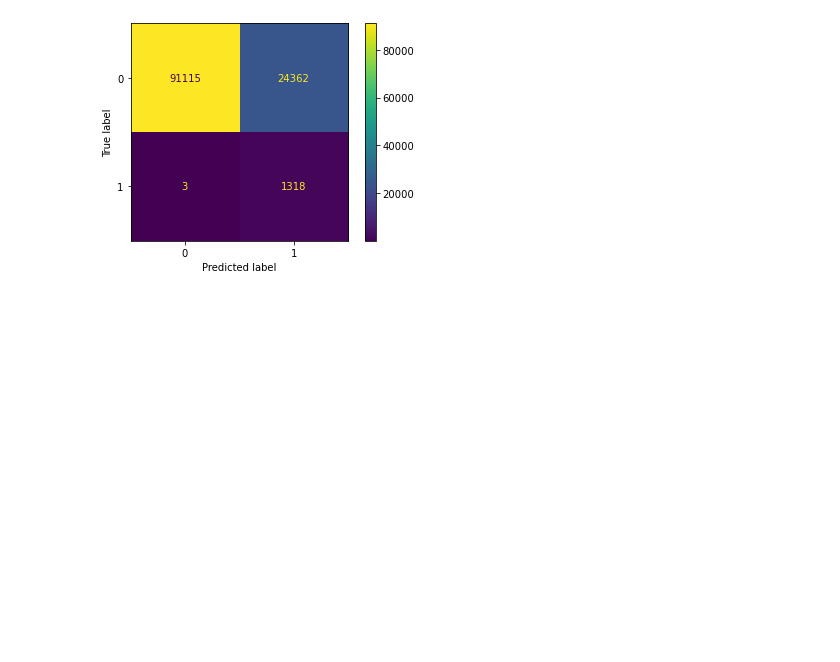
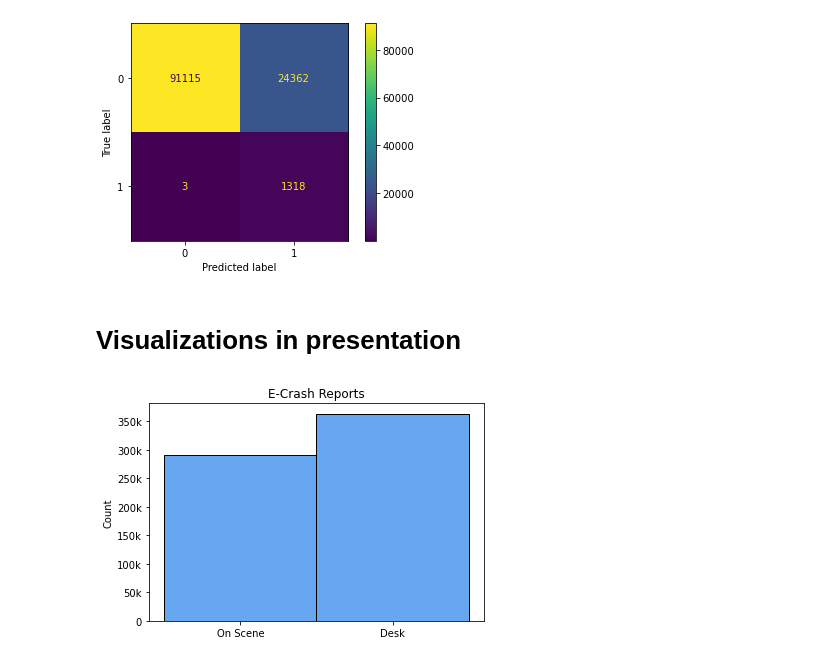
Before and after one commit to ClayHunn/Phase3Project, a Jupyter notebook: Final.ipynb, the cells around one changed output. Cells and saved outputs as stored; diff of their text form; code cells hidden in the pictures; blank space fills up the shorter version.

```diff
--- a/Final.ipynb
+++ b/Final.ipynb
@@ -1,11 +4,10 @@
 # %%
-# Import relevant libraries
-
+# Importing relevant libraries and dataframes
 import numpy as np
 import pandas as pd
 import matplotlib.pyplot as plt
+import seaborn as sns
 %matplotlib inline
-import seaborn as sns
 
 from sklearn.model_selection import train_test_split, GridSearchCV
 from sklearn.tree import DecisionTreeClassifier
@@ -30,6 +32,6 @@ from sklearn.naive_bayes import GaussianNB, MultinomialNB, CategoricalNB
 from sklearn.linear_model import LogisticRegression
 
 
-df_crashes = pd.read_csv('data/Traffic_Crashes_-_Crashes.csv', index_col='CRASH_RECORD_ID')
-df_people = pd.read_csv('data/Traffic_Crashes_-_People.csv', index_col='CRASH_RECORD_ID')
-df_vehicles = pd.read_csv('data/Traffic_Crashes_-_Vehicles.csv', index_col='CRASH_RECORD_ID')
+df_crashes = pd.read_csv('data/Traffic_Crashes_-_Crashes.csv', index_col='CRASH_RECORD_ID', low_memory=False)
+df_people = pd.read_csv('data/Traffic_Crashes_-_People.csv', index_col='CRASH_RECORD_ID', low_memory=False)
+df_vehicles = pd.read_csv('data/Traffic_Crashes_-_Vehicles.csv', index_col='CRASH_RECORD_ID', low_memory=False)
@@ -711,3 +658,13 @@ Testing Accuracy:  0.7913919758899981
 Training F1-Score:  0.09589041095890412
 Testing F1-Score:  0.09762601385133884
 [figure]
+# %% [markdown]
+# Visualizations in presentation
+# %%
+hist = sns.histplot(data=df_crashes2, x='REPORT_TYPE', color='#3489eb')
+
+hist.set(xlabel=None,ylabel='Count', title='E-Crash Reports');
+hist.set(xticklabels=['On Scene', 'Desk'])
+hist.set(yticklabels=['0', '50k', '100k', '150k', '200k', '250k', '300k', '350k']);
+# %% [output]
+[figure, added]
```
Also changed, not shown: parts of 30 cells of this notebook.
